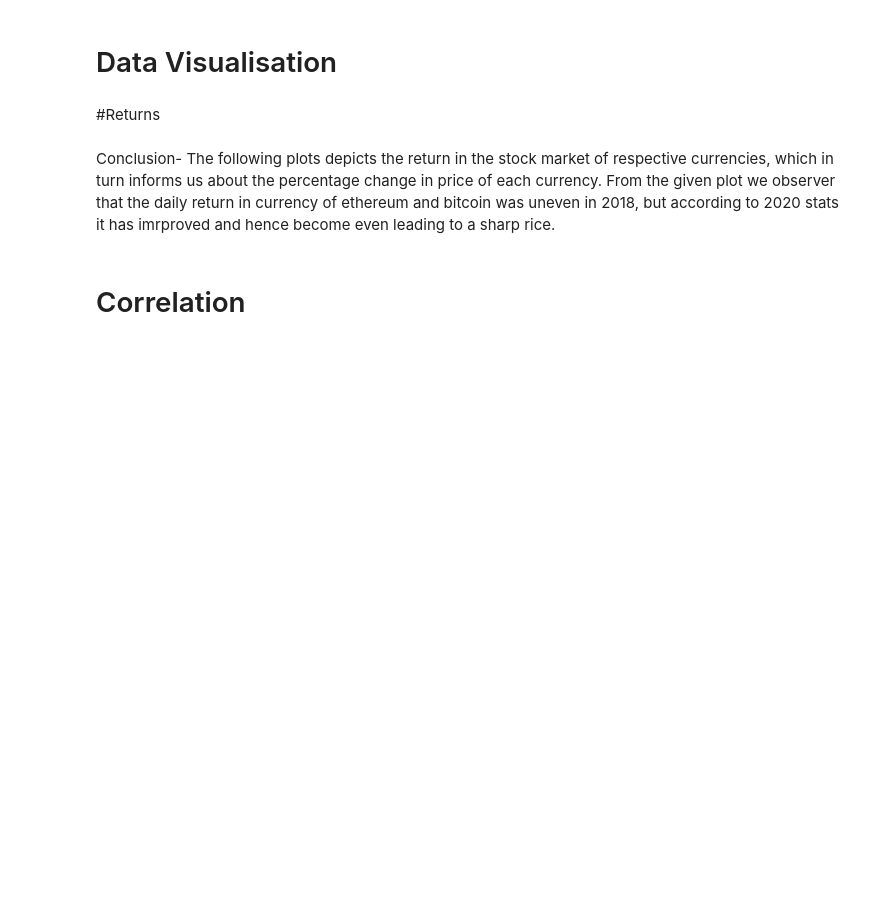
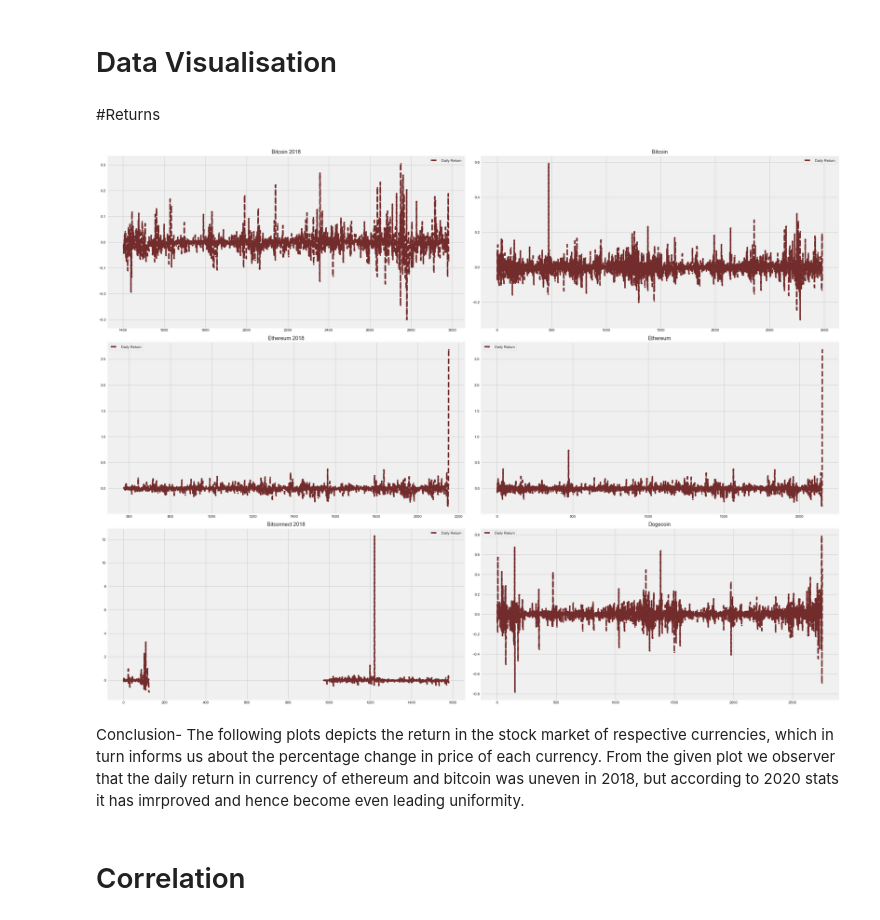
Before and after one commit to yamini236/Microsoftengage-Used-Cars-Data-Analysis, a Jupyter notebook: M.Engage.ipynb, the cells around one changed output. Saved outputs shown, nothing was run; the diff lists cells and outputs as text; code cells hidden in the pictures; blank space fills up the shorter version.

```diff
--- a/M.Engage.ipynb
+++ b/M.Engage.ipynb
@@ -112,13 +302,34 @@ ether.isna().sum()
 # Data Visualisation
 # %% [markdown]
 #Returns
+# %%
+def to2018(df):
+    df18=equalize(df,bit)
+    return df18.iloc[:len(bit)]
+
+def equalize(df,dfs):
+    low=len(dfs)
+    high=len(df)
+    dff=high-low
+
+    return df.iloc[dff:]
+# %%
+btc18=to2018(btc)
+ether18=to2018(ether)
+crypto=["Bitcoin 2018","Bitcoin","Ethereum 2018","Ethereum","Bitconnect 2018","Dogecoin"]
+cryptoDf=[btc18,btc,ether18,ether,bit,doge]
 # %%
+num_plots = 6
+total_cols = 2
+total_rows = 3
 for df in cryptoDf:
     df['Daily Return'] = df['Close'].pct_change()
 fig, axs = plt.subplots(nrows=total_rows, ncols=total_cols,
-                        figsize=(15*total_cols, 5*total_rows), constrained_layout=True)
+                        figsize=(14*total_cols, 7*total_rows), constrained_layout=True)
 for i, var in enumerate(crypto):
     row = i//total_cols
     pos = i % total_cols
-    cryptoDf[i]['Daily Return'].plot(ax=axs[row][pos], legend=True,color='##00b2ca', linestyle='--', marker='.')
+    cryptoDf[i]['Daily Return'].plot(ax=axs[row][pos], legend=True,color='#732C2C', linestyle='--', marker='.')
     axs[row][pos].set_title(crypto[i])
+# %% [output]
+[figure, added]
@@ -136,5 +336,5 @@ plt.tight_layout()
 # %% [markdown]
 Conclusion- The following plots depicts the return in the stock market of respective currencies, which in turn informs us about the percentage change in price of each currency.
-From the given plot we observer that the daily return in currency of ethereum and bitcoin was uneven in 2018, but according to 2020 stats it has imrproved and hence become even leading to a sharp rice.
+From the given plot we observer that the daily return in currency of ethereum and bitcoin was uneven in 2018, but according to 2020 stats it has imrproved and hence become even leading uniformity.
 # %% [markdown]
 # Correlation
```
Also changed, not shown: parts of 34 cells of this notebook.
